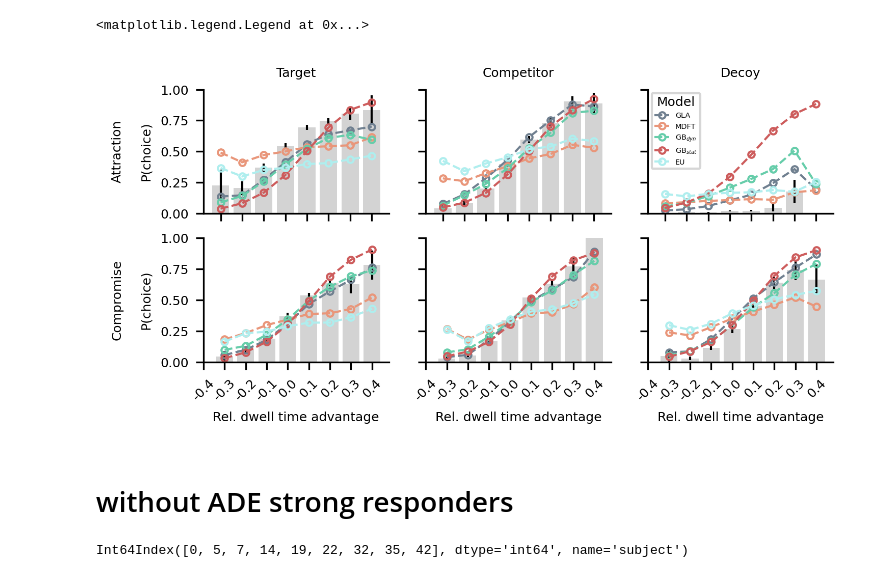
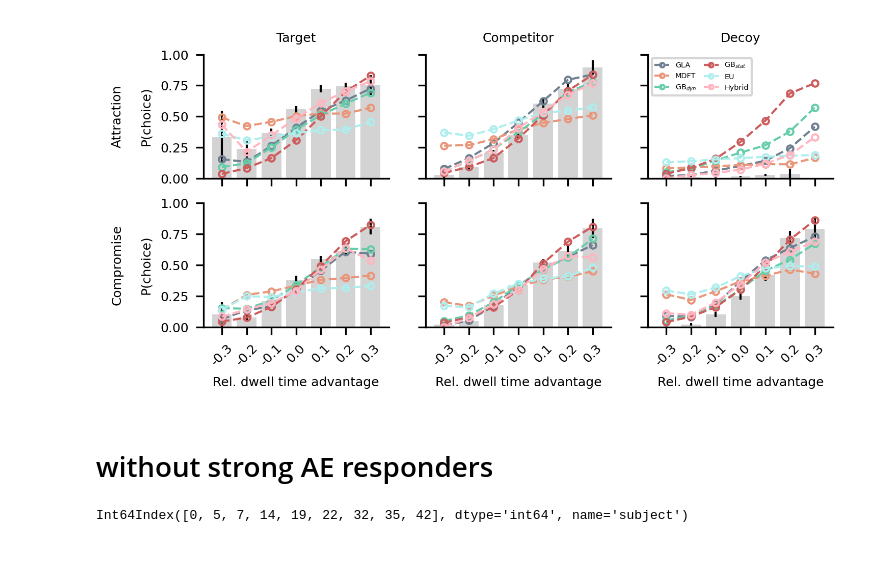
Before and after one commit to moltaire/gda-context, a Jupyter notebook: src/xxx_qualitative-tests-of-gda.ipynb, the cells around one changed output. Cells and saved outputs as stored; diff of their text form; code cells hidden in the pictures.

```diff
--- a/src/xxx_qualitative-tests-of-gda.ipynb
+++ b/src/xxx_qualitative-tests-of-gda.ipynb
@@ -69,4 +66,28 @@ predictions["predicted_choice"] = np.array(["A", "B", "C"])[
 # %%
+# Load trial data
+trials = pd.read_csv(join(RESULTS_DIR, "0-clean_data", "trials_with-dwells.csv"))
+
+# Load prediction dataframe (includes predictions of all models)
+predictions = pd.read_csv(
+    join(RESULTS_DIR, "3-behavioural-modeling", "predictions", "predictions_de1.csv")
+)
+
+# add predictions of hybrid switchboard model
+predictions_sb = pd.read_csv(
+    join(RESULTS_DIR, "4-switchboard", "predictions", "sb_predictions_de1.csv")
+)
+predictions_hybrid = predictions_sb.loc[predictions_sb["model"] == models[-1]]
+predictions_hybrid = trials.merge(
+    predictions_hybrid[["subject", "trial", "predicted_choice", "rep", "model"]],
+    on=["subject", "trial"],
+)
+
+predictions = pd.concat([predictions, predictions_hybrid])
+
+predictions["predicted_choice"] = np.array(["A", "B", "C"])[
+    predictions["predicted_choice"]
+]
+
 ## Add `predicted_choice_tcd` variable to predicted data
 predictions["predicted_choice_tcd"] = np.where(
     pd.isnull(predictions["target"]),
@@ -139,7 +160,7 @@ def plot_dwell_adv(
     return ax, summary
 # %%
 # add dwell time advantage for each alternative
-bins = np.arange(-0.45, 0.46, 0.1).round(2)
+bins = np.arange(-0.35, 0.36, 0.1).round(2)
 
 for i in ["A", "B", "C", "target", "competitor", "decoy"]:
     others = [j for j in ["A", "B", "C"] if j != i]
@@ -152,41 +173,48 @@ for e, effect in enumerate(["attraction", "compromise"]):
     for i, alternative in enumerate(["target", "competitor", "decoy"]):
         ax = axs[e, i]
         ax, summary = plot_dwell_adv(
-            trials.loc[trials["effect"] == effect],
+            trials.loc[(trials["effect"] == effect) & (trials["trial"] % 2 == 0)],
             kind="bar",
             color="lightgray",
             alternative=alternative,
             choicecol="choice_tcd",
             ax=ax,
         )
         for m, model in enumerate(models):
             ax, summary = plot_dwell_adv(
                 predictions.loc[
-                    (predictions["model"] == model) & (predictions["effect"] == effect)
+                    (predictions["model"] == model)
+                    & (predictions["effect"] == effect)
+                    & (predictions["trial"] % 2 == 1)
                 ],
                 kind="line",
                 color=palette[m],
                 choicecol="predicted_choice_tcd",
                 alternative=alternative,
                 label=model_labels[model],
                 ax=ax,
             )
         if i == 0:
             ax.set_ylabel(f"{effect.capitalize()}\n\nP(choice)")
         else:
             ax.set_ylabel(None)
 
         if e == 0:
             ax.set_title(f"{alternative.capitalize()}")
             ax.set_xlabel(None)
         else:
             ax.set_xlabel("Rel. dwell time advantage")
-axs[0, -1].legend(title="Model", fontsize="xx-small")
+legend = axs[0, -1].legend(
+    fontsize="xx-small", ncol=2, markerscale=0.7, columnspacing=1
+)
+plt.savefig(
+    join(OUTPUT_DIR, f"dwell-time-advantage_obs_pred_all-models.pdf"),
+    bbox_inches="tight",
+)
 # %% [output]
-<matplotlib.legend.Legend at 0x...>
-[figure, old version]
+[figure, new version]
 # %% [markdown]
-# without ADE strong responders
+# without strong AE responders
 # %%
 def calc_rst(df, effect="attraction"):
     """Calculate RST.
```
Also changed, not shown: parts of 9 cells of this notebook, 3 other files.
